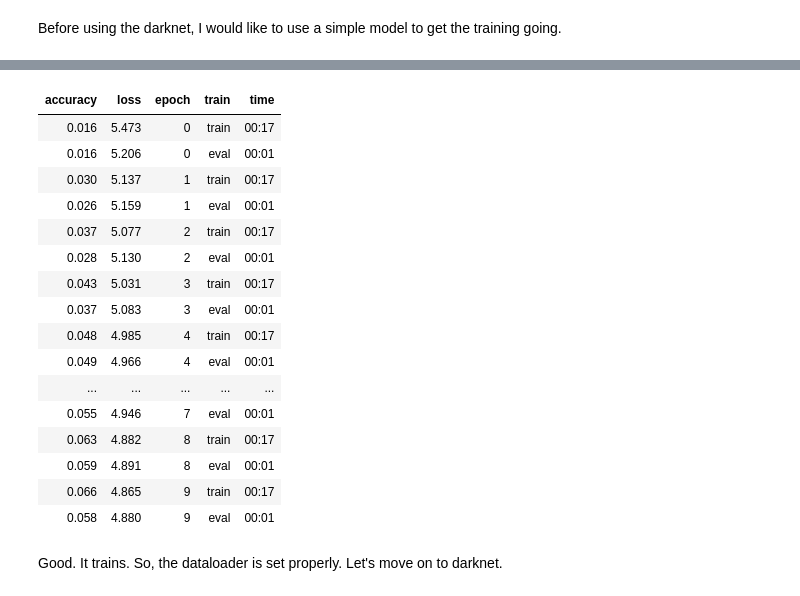
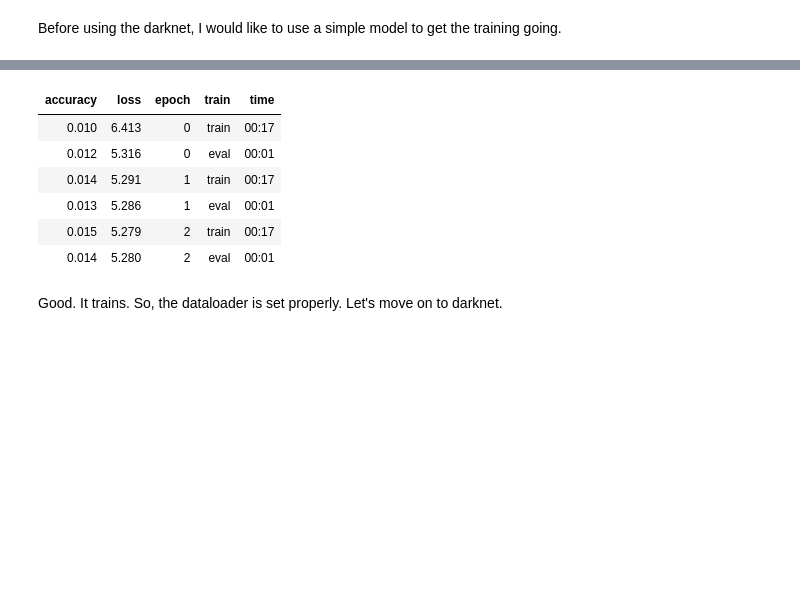
Before and after one commit to galopyz/pilus_project, a Jupyter notebook: nbs/50_darknet.ipynb, the cells around one changed output, grey strips where cells are left out. Cells and saved outputs as stored; diff of their text form; code cells hidden in the pictures; blank space fills up the shorter version.

```diff
--- a/nbs/50_darknet.ipynb
+++ b/nbs/50_darknet.ipynb
@@ -120,7 +120,7 @@ cbs = [
 ]
 # %%
 loss_fn = nn.CrossEntropyLoss()
-learn = Learner(model, dls, loss_fn, lr=10, cbs=cbs)
+learn = Learner(model, dls, loss_fn, lr=1, cbs=cbs)
 # learn.show_image_batch()
 # %%
 # learn.summary()
@@ -133,23 +133,13 @@ learn.lr_find()
 # %%
-learn.fit(10)
+learn.fit(3)
 # %% [output]
 | accuracy | loss | epoch | train | time |
-| 0.016 | 5.473 | 0 | train | 00:17 |
-| 0.016 | 5.206 | 0 | eval | 00:01 |
-| 0.030 | 5.137 | 1 | train | 00:17 |
-| 0.026 | 5.159 | 1 | eval | 00:01 |
-| 0.037 | 5.077 | 2 | train | 00:17 |
-| 0.028 | 5.130 | 2 | eval | 00:01 |
-| 0.043 | 5.031 | 3 | train | 00:17 |
-| 0.037 | 5.083 | 3 | eval | 00:01 |
-| 0.048 | 4.985 | 4 | train | 00:17 |
-| 0.049 | 4.966 | 4 | eval | 00:01 |
-| ... | ... | ... | ... | ... |
-| 0.055 | 4.946 | 7 | eval | 00:01 |
-| 0.063 | 4.882 | 8 | train | 00:17 |
-| 0.059 | 4.891 | 8 | eval | 00:01 |
-| 0.066 | 4.865 | 9 | train | 00:17 |
-| 0.058 | 4.880 | 9 | eval | 00:01 |
+| 0.010 | 6.413 | 0 | train | 00:17 |
+| 0.012 | 5.316 | 0 | eval | 00:01 |
+| 0.014 | 5.291 | 1 | train | 00:17 |
+| 0.013 | 5.286 | 1 | eval | 00:01 |
+| 0.015 | 5.279 | 2 | train | 00:17 |
+| 0.014 | 5.280 | 2 | eval | 00:01 |
 # %% [markdown]
 Good. It trains. So, the dataloader is set properly. Let's move on to darknet.
 # %% [markdown]
```
Also changed, not shown: parts of 24 cells of this notebook.
